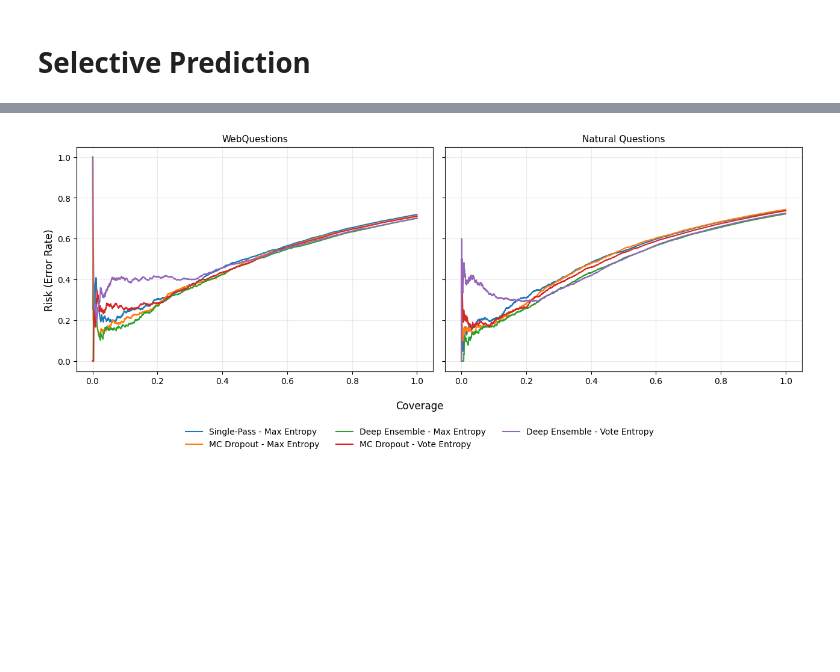
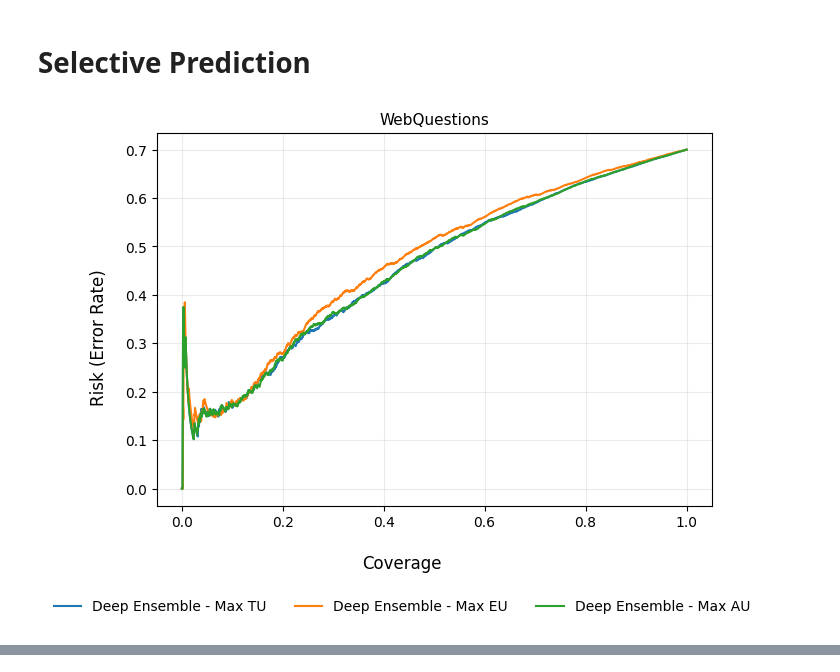
Before and after one commit to dries02/cbqa-ood, a Jupyter notebook: notebooks/results.ipynb, the cells around one changed output, grey strips where cells are left out. Cells and saved outputs as stored; diff of their text form; code cells hidden in the pictures; blank space fills up the shorter version.

```diff
--- a/notebooks/results.ipynb
+++ b/notebooks/results.ipynb
@@ -407,7 +406,7 @@ def evaluate_selective_prediction(datasets: list[str], base_path: Path) -> pd.Da
         "mcdropout-tok-soft": ("mcdropout-soft-token.jsonl", ["mean_entropy", "max_entropy", "mean_mi", "max_mi"]),
         # "flipout-tok-hard": ("flipout-hard-token.jsonl", ["mean_entropy", "max_entropy", "mean_mi", "max_mi"]),
         # "flipout-tok-soft": ("flipout-soft-token.jsonl", ["mean_entropy", "max_entropy", "mean_mi", "max_mi"]),
-        "ensemble-tok-hard": ("ensemble5-hard-token.jsonl", ["mean_entropy", "max_entropy", "mean_mi", "max_mi"]),
+        "ensemble-tok-hard": ("ensemble5-hard-token.jsonl", ["mean_entropy", "max_entropy", "mean_mi", "max_mi", "max_au"]),
         "ensemble-tok-soft": ("ensemble5-soft-token.jsonl", ["mean_entropy", "max_entropy", "mean_mi", "max_mi"]),
 
         "ensemble5-seq-hard-bertscore": ("ensemble5-hard-bertscore.jsonl", ["bertscore"]),
@@ -460,57 +459,15 @@ def evaluate_selective_prediction(datasets: list[str], base_path: Path) -> pd.Da
     return pd.DataFrame(results)
 
 
-# def plot_risk_coverage(datasets: list[str], base_path: Path):
-#     """Plot risk-coverage curves for all models."""
-#     model_to_file = {
-#         "Single-Pass Max Entropy": ("baselines-hard.jsonl", "max_entropy"),
-#         "MCD Max Entropy": ("mcdropout-hard-token.jsonl", "max_entropy"),
-#         "DE Max Entropy": ("ensemble5-hard-token.jsonl", "max_entropy"),
-#         "MCD Vote Entropy": ("mcdropout-hard-voteentropy.jsonl", "voteentropy"),
-#         "DE Vote Entropy": ("ensemble5-hard-voteentropy.jsonl", "voteentropy"),
-#     }
-
-#     _, axes = plt.subplots(1, 2, figsize=(12, 5))
-
-#     for idx, dataset in enumerate(datasets):
-#         ax = axes[idx]
-
-#         for model_name, (filename, metric) in model_to_file.items():
-#             filepath = base_path / dataset / filename
-#             if not filepath.exists():
-#                 continue
-
-#             df = pd.read_json(filepath, lines=True)
-
-#             if "prediction" in df.columns:
-#                 df["pred"] = df["prediction"]
-#             else:
-#                 df["pred"] = df["predictions"].apply(majority_vote)
-
-#             df["correct"] = df.apply(lambda r: exact_match(r["pred"], r["answers"]), axis=1)
-
-#             coverages, risks = risk_coverage_curve(df[metric].values, df["correct"].values)
-
-#             linestyle = "--" if "Soft" in model_name else "-"
-#             ax.plot(coverages, risks, label=model_name, linestyle=linestyle)
-
-#         ax.set_xlabel("Coverage")
-#         ax.set_ylabel("Risk (Error Rate)")
-#         ax.set_title(f"{dataset}")
-#         ax.legend()
-#         ax.grid(True, alpha=0.3)
-
-#     plt.tight_layout()
-#     plt.show()
-
-
 def plot_risk_coverage(datasets: list[str], base_path: Path):
     model_to_file = {
-        "Single-Pass - Max Entropy": ("baselines-hard.jsonl", "max_entropy"),
-        "MC Dropout - Max Entropy": ("mcdropout-hard-token.jsonl", "max_entropy"),
-        "Deep Ensemble - Max Entropy": ("ensemble5-hard-token.jsonl", "max_entropy"),
-        "MC Dropout - Vote Entropy": ("mcdropout-hard-voteentropy.jsonl", "voteentropy"),
-        "Deep Ensemble - Vote Entropy": ("ensemble5-hard-voteentropy.jsonl", "voteentropy"),
+        # "Single-Pass - Max Entropy": ("baselines-hard.jsonl", "max_entropy"),
+        # "MC Dropout - Max Entropy": ("mcdropout-hard-token.jsonl", "max_entropy"),
+        "Deep Ensemble - Max TU": ("ensemble5-hard-token.jsonl", "max_entropy"),
+        "Deep Ensemble - Max EU": ("ensemble5-hard-token.jsonl", "max_mi"),
+        "Deep Ensemble - Max AU": ("ensemble5-hard-token.jsonl", "max_au"),
+        # "MC Dropout - Vote Entropy": ("mcdropout-hard-voteentropy.jsonl", "voteentropy"),
+        # "Deep Ensemble - Vote Entropy": ("ensemble5-hard-voteentropy.jsonl", "voteentropy"),
     }
 
     # Layout that adapts to number of datasets
@@ -582,31 +539,35 @@ def generate_latex_table(df: pd.DataFrame, metric: str) -> str:
     ).round(3)
 
     return pivot.to_latex()
 
 
 if __name__ == "__main__":
     base_path = Path("../results")
-    datasets = ["webquestions", "nq"]
+    datasets = ["webquestions"]
     results_df = evaluate_selective_prediction(datasets, base_path)
 
     # Plot risk-coverage curves
     plot_risk_coverage(datasets, base_path)
 
     # Generate LaTeX
     print("\n=== LaTeX Table ===")
     # print(generate_latex_table(results_df, "max_mi"))
     # print(generate_latex_table(results_df, "mean_mi"))
 
     print(generate_latex_table(results_df, "max_entropy"))
+
+    print(generate_latex_table(results_df, "max_au"))
+
     # print(generate_latex_table(results_df, "mean_entropy"))
 
     # print(generate_latex_table(results_df, "perplexity"))
     # print(generate_latex_table(results_df, "max_token_nll"))
     print(generate_latex_table(results_df, "f1"))
 
     print(generate_latex_table(results_df, "bertscore"))
 
     print(generate_latex_table(results_df, "variationratio"))
 
     print(generate_latex_table(results_df, "voteentropy"))
 # %% [output]
+[figure, new version]
@@ -614 +590,0 @@ Missing: ../results/nq/ensemble5-hard-bertscore.jsonl
-[figure, old version]
```
Also changed, not shown: parts of 12 cells of this notebook, 4 other files.
